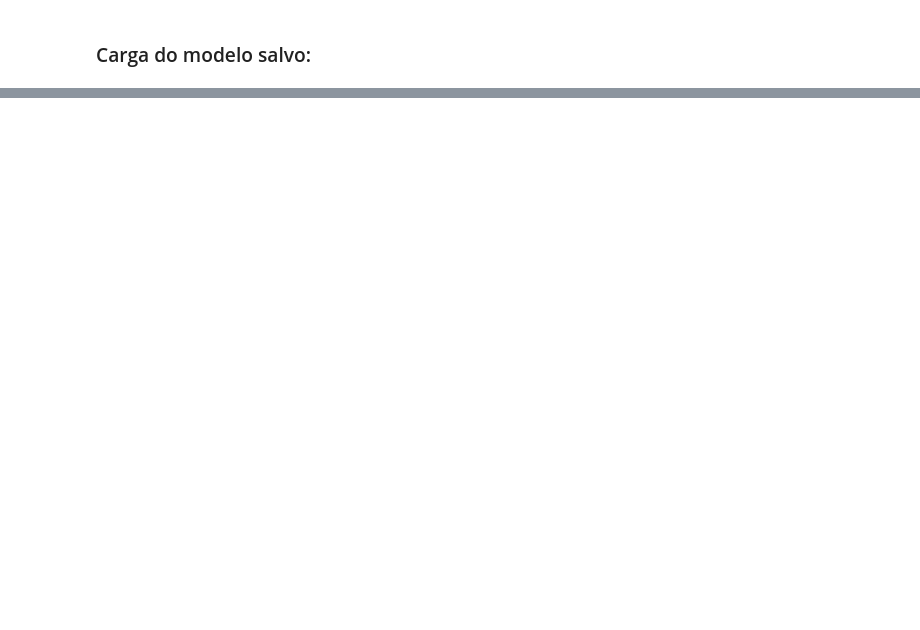
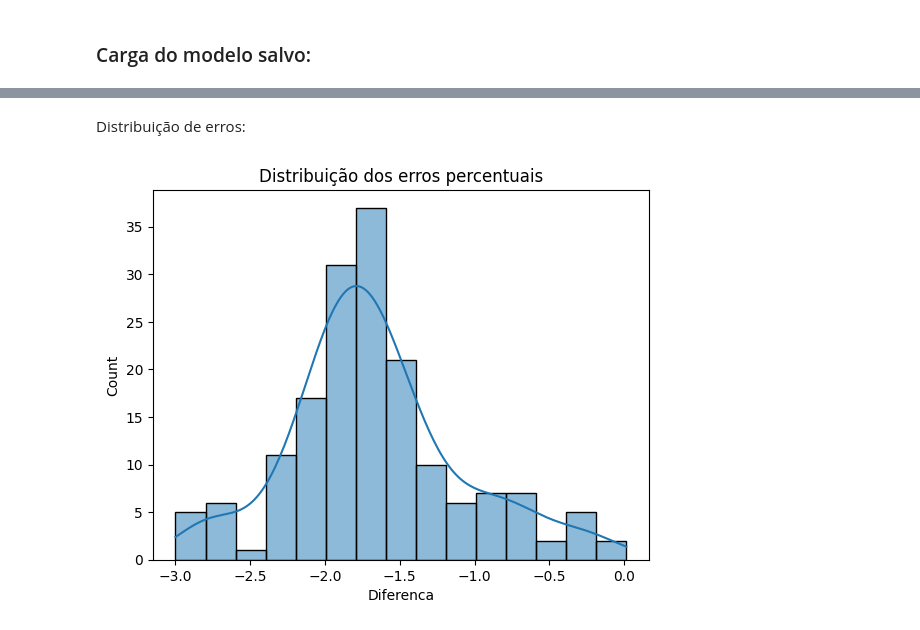
Before and after one commit to AllysonAbreu/neural_network_studies, a Jupyter notebook: notebooks/v2/rede_neural_dados_nuvem.ipynb, the cells around one changed output, grey strips where cells are left out. Cells and saved outputs as stored; diff of their text form; code cells hidden in the pictures; blank space fills up the shorter version.

```diff
--- a/notebooks/v2/rede_neural_dados_nuvem.ipynb
+++ b/notebooks/v2/rede_neural_dados_nuvem.ipynb
@@ -803,0 +940,8 @@ model_lstm = tf.keras.models.load_model('receitas_2013_2022')
+# %% [markdown]
+Distribuição de erros:
+# %%
+import seaborn as sns
+
+sns.histplot(data=tabela, x='Diferenca', kde=True).set_title('Distribuição dos erros percentuais').get_figure().savefig('../../src/static/images/figura[5].png')
+# %% [output]
+[figure, added]
```
Also changed, not shown: parts of 28 cells of this notebook, 11 other files.
